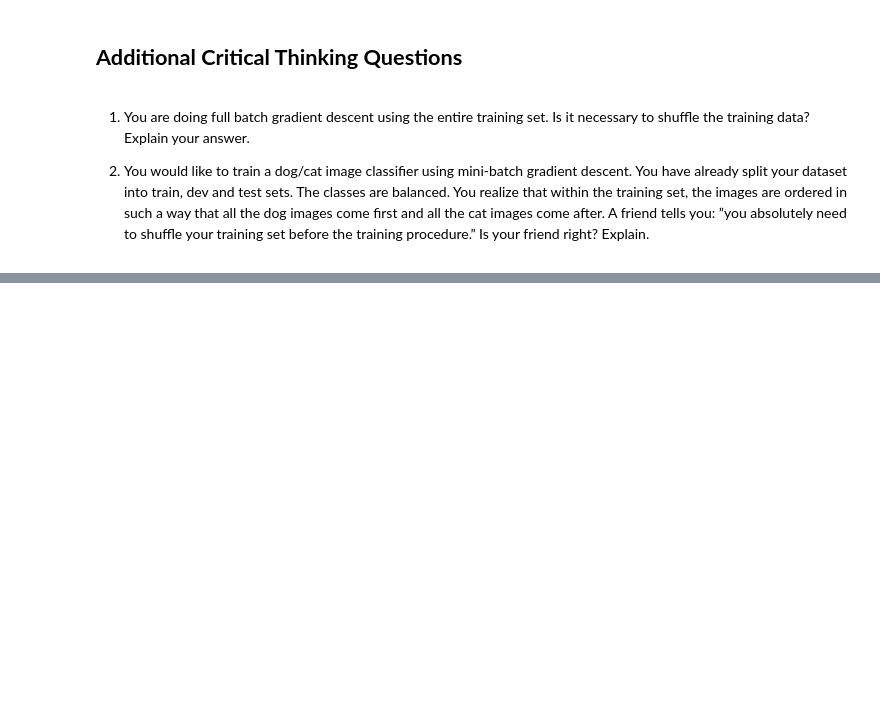
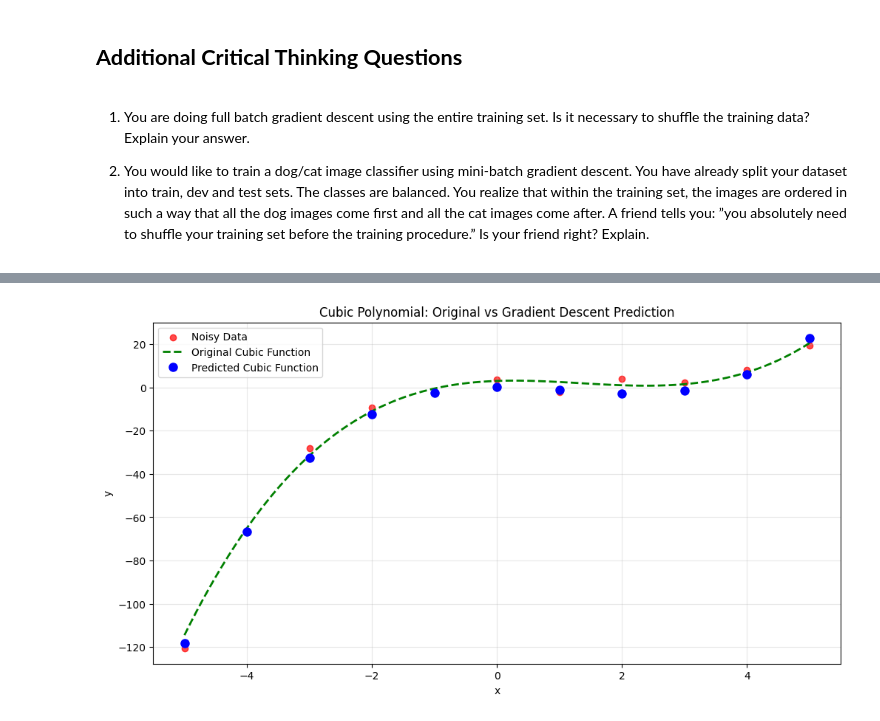
Before and after one commit to SaiGuruInukurthi/iHub_AIML_2025, a Jupyter notebook: Mod4_Lab2_Introduction_to_Gradient_Descent.ipynb, the cells around one changed output, grey strips where cells are left out. Drawn from its saved outputs; the diff is of its cells as text; code cells hidden in the pictures; blank space fills up the shorter version.

```diff
--- a/Mod4_Lab2_Introduction_to_Gradient_Descent.ipynb
+++ b/Mod4_Lab2_Introduction_to_Gradient_Descent.ipynb
@@ -345,0 +401,80 @@ Is your friend right? Explain.
+# %%
+# Implement gradient descent for cubic polynomial
+def calc_gradient_3rd_poly(coeffs, inputs_x, outputs_y, lr):
+    """
+    Calculate gradient for a third degree polynomial: ax^3 + bx^2 + cx + d
+    """
+    a_s, b_s, c_s, d_s = [], [], [], []
+
+    # Convert inputs to numpy array for easier computation
+    inputs_x = np.array(inputs_x)
+    y_bars = [poly_3rd_degree(coeffs, x) for x in inputs_x]
+
+    for x, y, y_bar in zip(inputs_x, outputs_y, y_bars):
+        # Partial derivatives for cubic polynomial
+        partial_a = (x**3) * (y - y_bar)
+        partial_b = (x**2) * (y - y_bar)
+        partial_c = x * (y - y_bar)
+        partial_d = (y - y_bar)
+
+        a_s.append(partial_a)
+        b_s.append(partial_b)
+        c_s.append(partial_c)
+        d_s.append(partial_d)
+
+    n = len(outputs_y)
+    gradient_a = (-2 / n) * sum(a_s)
+    gradient_b = (-2 / n) * sum(b_s)
+    gradient_c = (-2 / n) * sum(c_s)
+    gradient_d = (-2 / n) * sum(d_s)
+
+    # Update coefficients
+    a_new = coeffs[0] - lr * gradient_a
+    b_new = coeffs[1] - lr * gradient_b
+    c_new = coeffs[2] - lr * gradient_c
+    d_new = coeffs[3] - lr * gradient_d
+
+    new_coeffs = [a_new, b_new, c_new, d_new]
+    new_y_bar = [poly_3rd_degree(new_coeffs, x) for x in inputs_x]
+    updated_loss = loss_mse(np.array(outputs_y), np.array(new_y_bar))
+
+    return updated_loss, new_coeffs, new_y_bar
+
+def gradient_descent_cubic(epochs, lr, initial_coeffs, xs, ys):
+    """
+    Perform gradient descent for cubic polynomial
+    """
+    losses = []
+    current_coeffs = initial_coeffs.copy()
+
+    for i in range(epochs):
+        loss, new_coeffs, new_y_bar = calc_gradient_3rd_poly(current_coeffs, xs, ys, lr)
+        current_coeffs = new_coeffs
+        losses.append(loss)
+
+        if i % 1000 == 0:
+            print(f"Epoch {i}, Loss: {loss:.6f}")
+
+    return loss, current_coeffs, new_y_bar, losses
+
+# Try gradient descent on cubic polynomial
+print("Starting gradient descent for cubic polynomial...")
+initial_cubic_coeffs = [0.1, 0.1, 0.1, 0.1]  # Random initialization
+GD_cubic = gradient_descent_cubic(5000, 0.00001, initial_cubic_coeffs, xs_cubic, ys_cubic)
+
+print(f"\nFinal coefficients: {GD_cubic[1]}")
+print(f"Original coefficients: {coeffs_cubic}")
+print(f"Final loss: {GD_cubic[0]:.6f}")
+
+# Plot results
+plt.figure(figsize=(12, 6))
+plt.scatter(xs_cubic, ys_cubic, color='red', label='Noisy Data', alpha=0.7)
+plt.plot(hundred_xs_cubic, y_bar_cubic, 'g--', label='Original Cubic Function', linewidth=2)
+plt.plot(xs_cubic, GD_cubic[2], 'bo', label='Predicted Cubic Function', markersize=8)
+plt.xlabel('x')
+plt.ylabel('y')
+plt.title('Cubic Polynomial: Original vs Gradient Descent Prediction')
+plt.legend()
+plt.grid(True, alpha=0.3)
+plt.show()
+# %% [output]
@@ -345,0 +491 @@ Is your friend right? Explain.
+[figure, added]
```
Also changed, not shown: parts of 11 cells of this notebook, 1 other file.
